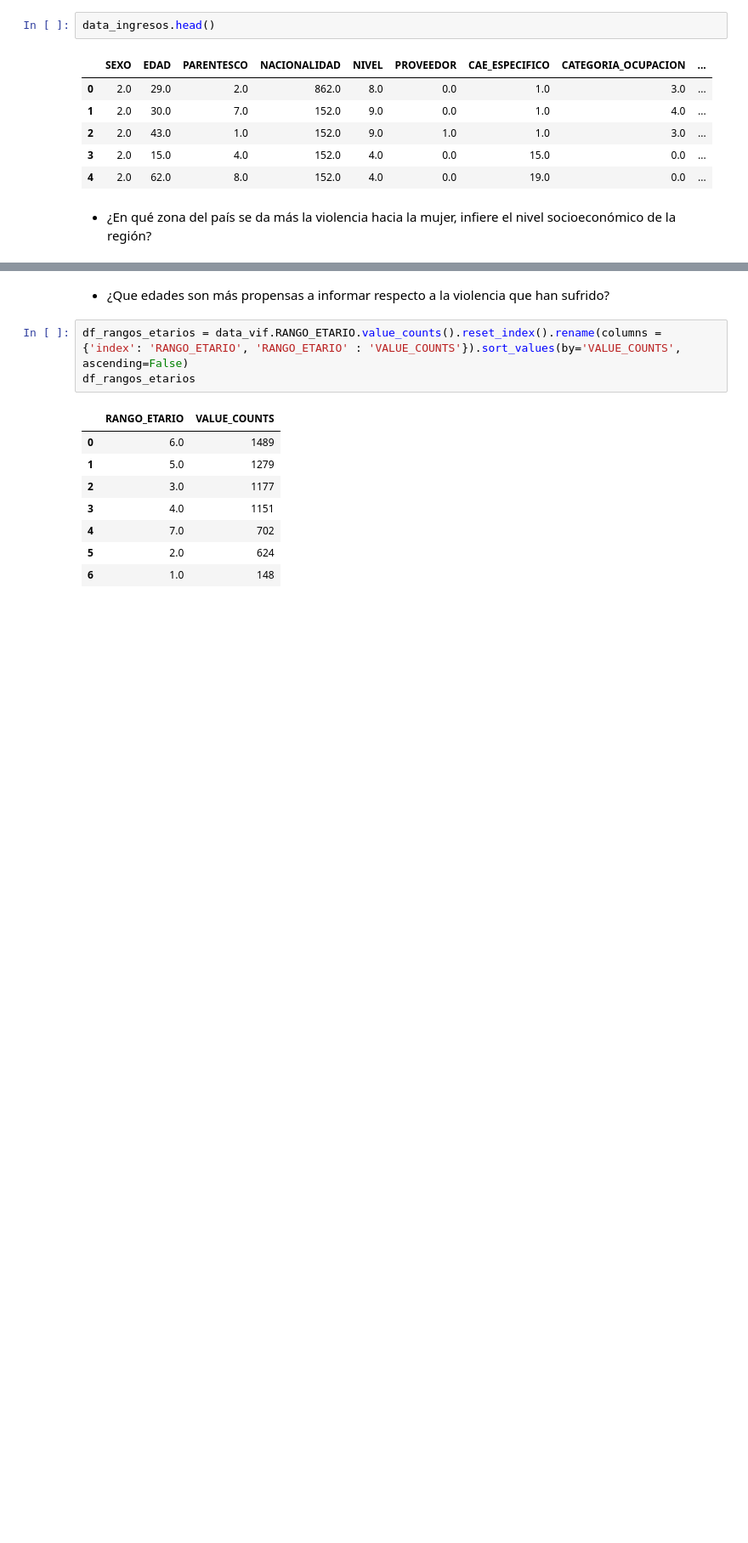
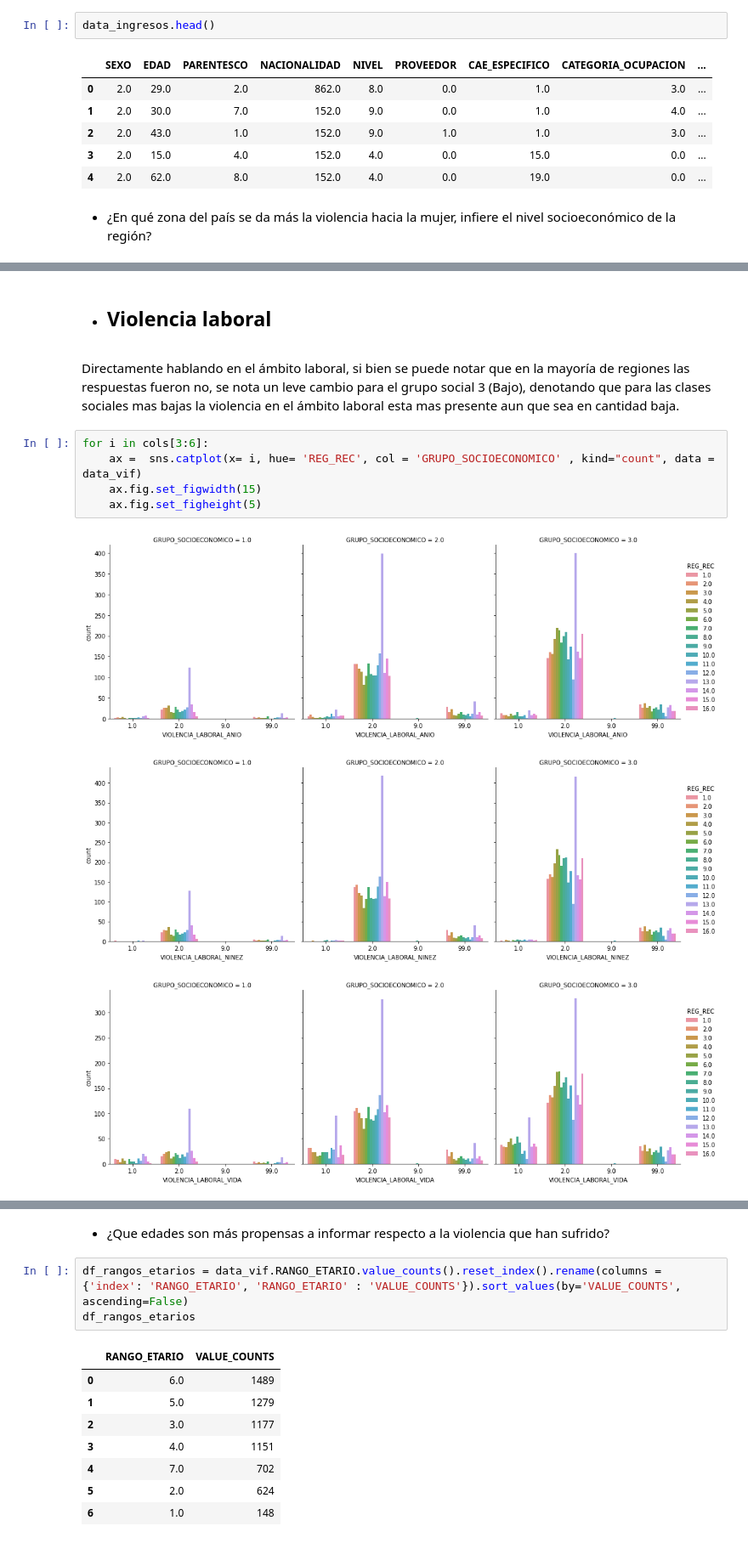
Before and after one commit to LunaGarces/Proyecto_Intro_Cn_Datos, a Jupyter notebook: Analisis y Construcción.ipynb, the cells around one changed output, grey strips where cells are left out. Shown at 85% size. Cells and saved outputs as stored; diff of their text form; blank space fills up the shorter version.

```diff
--- a/Analisis y Construcción.ipynb
+++ b/Analisis y Construcción.ipynb
@@ -58,0 +149,13 @@ data_ingresos.head()
+# %% [markdown]
+- ## Violencia laboral
+# %% [markdown]
+Directamente hablando en el ámbito laboral, si bien se puede notar que en la mayoría de regiones las respuestas fueron no, se nota un leve cambio para el grupo social 3 (Bajo), denotando que para las clases sociales mas bajas la violencia en el ámbito laboral esta mas presente aun que sea en cantidad baja.
+# %%
+for i in cols[3:6]:
+    ax =  sns.catplot(x= i, hue= 'REG_REC', col = 'GRUPO_SOCIOECONOMICO' , kind="count", data = data_vif)
+    ax.fig.set_figwidth(15)
+    ax.fig.set_figheight(5)
+# %% [output]
+[figure, added]
+[figure, added]
+[figure, added]
```
Also changed, not shown: parts of 14 cells of this notebook.
